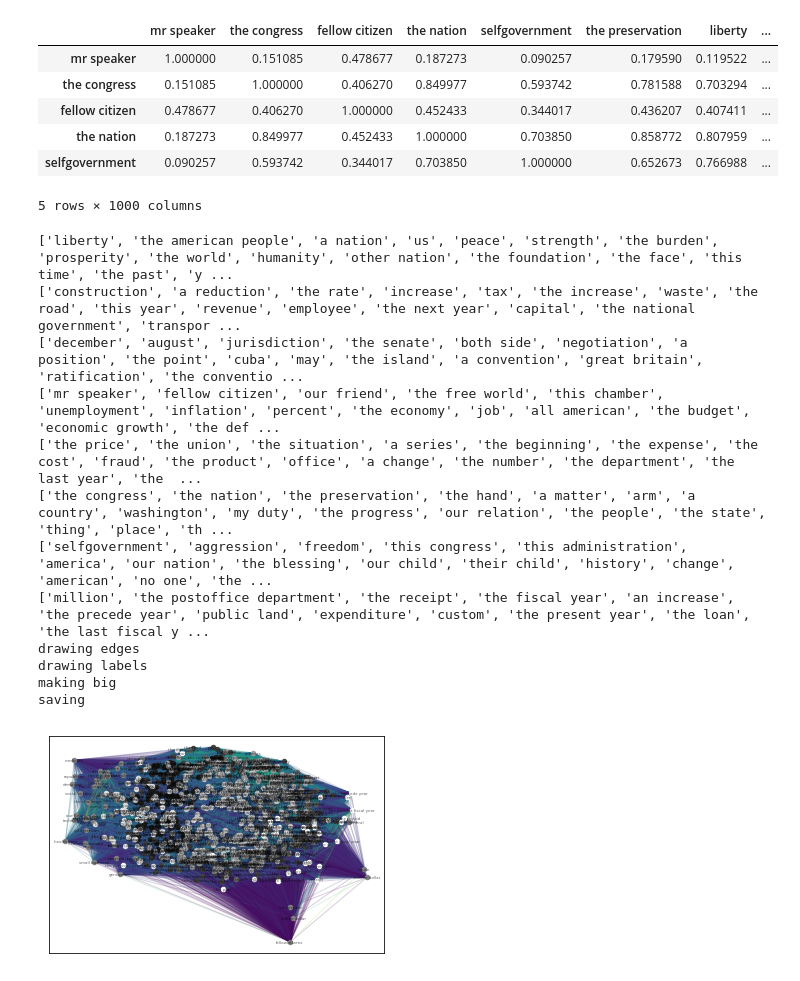
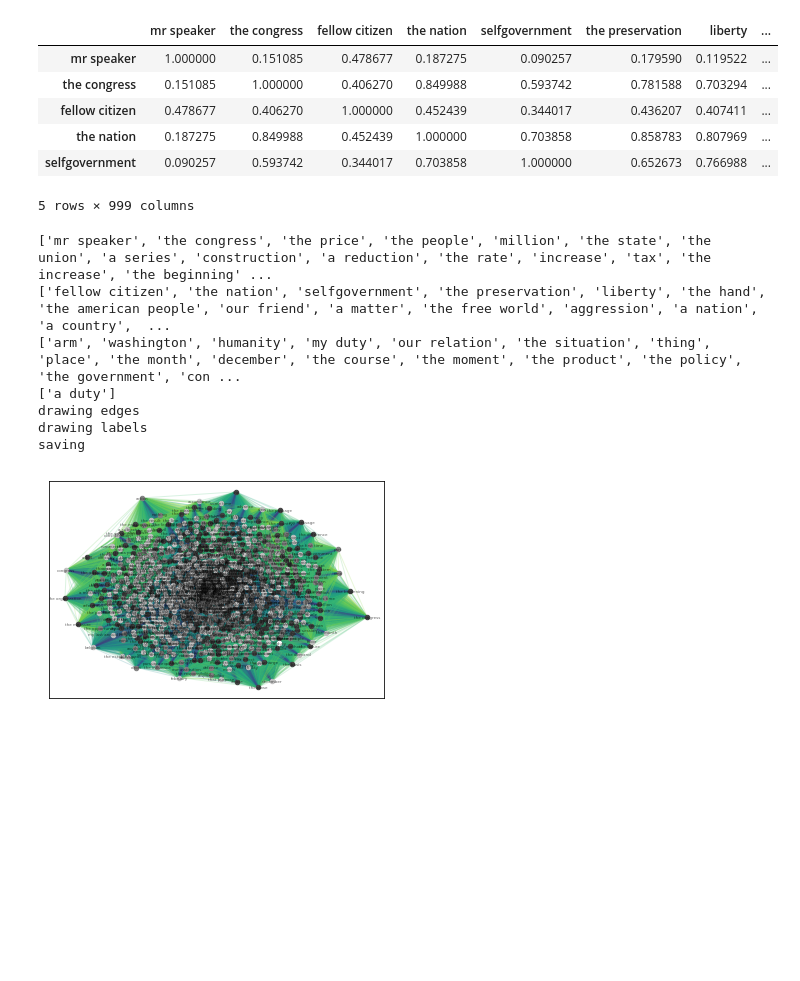
Before and after one commit to marioamz/State-of-the-Unions, a Jupyter notebook: Topic_Model.ipynb, the cells around one changed output. Cells and saved outputs as stored; diff of their text form; code cells hidden in the pictures; blank space fills up the shorter version.

```diff
--- a/Topic_Model.ipynb
+++ b/Topic_Model.ipynb
@@ -10,3 +10,5 @@ import numpy as np
 import community
 # %%
 co_matrix = pd.read_csv('co_occurence.csv', index_col = 0)
+# %%
+co_matrix = co_matrix.loc[co_matrix.index.dropna()]
@@ -12,0 +17,10 @@ co_matrix = pd.read_csv('co_occurence.csv', index_col = 0)
+# %%
+co_matrix = co_matrix.iloc[0:50, 0:50]
+# %%
+total_pars = 5016
+for i in co_matrix.columns:
+    colsum = co_matrix[i].sum()
+    for j, r in co_matrix.iterrows():
+        cosum = co_matrix[j].sum()
+        a = np.log((r/total_pars) / (colsum/total_pars)*(cosum/total_pars)+1)
+        co_matrix[i] = a
@@ -15,56 +39,51 @@ sim = pd.DataFrame(cosine_similarity(co_matrix), index=co_matrix.columns, column
 sim.head()
 # %% [output]
 |  | mr speaker | the congress | fellow citizen | the nation | selfgovernment | the preservation | liberty | ... |
-| mr speaker | 1.000000 | 0.151085 | 0.478677 | 0.187273 | 0.090257 | 0.179590 | 0.119522 | ... |
-| the congress | 0.151085 | 1.000000 | 0.406270 | 0.849977 | 0.593742 | 0.781588 | 0.703294 | ... |
-| fellow citizen | 0.478677 | 0.406270 | 1.000000 | 0.452433 | 0.344017 | 0.436207 | 0.407411 | ... |
-| the nation | 0.187273 | 0.849977 | 0.452433 | 1.000000 | 0.703850 | 0.858772 | 0.807959 | ... |
-| selfgovernment | 0.090257 | 0.593742 | 0.344017 | 0.703850 | 1.000000 | 0.652673 | 0.766988 | ... |
+| mr speaker | 1.000000 | 0.151085 | 0.478677 | 0.187275 | 0.090257 | 0.179590 | 0.119522 | ... |
+| the congress | 0.151085 | 1.000000 | 0.406270 | 0.849988 | 0.593742 | 0.781588 | 0.703294 | ... |
+| fellow citizen | 0.478677 | 0.406270 | 1.000000 | 0.452439 | 0.344017 | 0.436207 | 0.407411 | ... |
+| the nation | 0.187275 | 0.849988 | 0.452439 | 1.000000 | 0.703858 | 0.858783 | 0.807969 | ... |
+| selfgovernment | 0.090257 | 0.593742 | 0.344017 | 0.703858 | 1.000000 | 0.652673 | 0.766988 | ... |
-5 rows × 1000 columns
+5 rows × 999 columns
 # %%
 # establish graph
 graph = nx.Graph(sim)
 
 edges,weights = zip(*nx.get_edge_attributes(graph,'weight').items())
 
 #first compute the best partition
-#partition = community.best_partition(graph)
+partition = community.best_partition(graph)
 
 # first calculate k-means unsupervised
-kmeans = cluster.KMeans(n_clusters = 8).fit(sim)
-sim['scores'] = kmeans.labels_
-partition = sim['scores'].to_dict()
+#kmeans = cluster.KMeans(n_clusters = 8).fit(co_matrix)
+#co_matrix['scores'] = kmeans.labels_
+#partition = co_matrix['scores'].to_dict()
 
 #drawing
 size = float(len(set(partition.values())))
-pos = nx.spring_layout(graph)
+pos = nx.kamada_kawai_layout(graph)
 count = 0.
 for com in set(partition.values()):
     count = count + 1.
     list_nodes = [nodes for nodes in partition.keys()
                                 if partition[nodes] == com]
     print(list_nodes)
     nx.draw_networkx_nodes(graph, pos, list_nodes, node_size = 20,
                                 node_color = str(count / size))
 
 print('drawing edges')
 nx.draw_networkx_edges(graph, pos, alpha=0.2, edge_color = weights)
 print('drawing labels')
 nx.draw_networkx_labels(graph, pos, font_size = 4, alpha = 0.6)
 #plt.figure(figsize=(100,100))
 print('saving')
-plt.savefig("testgraph.png", dpi=1500)
+plt.savefig("testgraph.png", dpi=500)
 # %% [output]
-['liberty', 'the american people', 'a nation', 'us', 'peace', 'strength', 'the burden', 'prosperity', 'the world', 'humanity', 'other nation', 'the foundation', 'the face', 'this time', 'the past', 'y ...
-['construction', 'a reduction', 'the rate', 'increase', 'tax', 'the increase', 'waste', 'the road', 'this year', 'revenue', 'employee', 'the next year', 'capital', 'the national government', 'transpor ...
-['december', 'august', 'jurisdiction', 'the senate', 'both side', 'negotiation', 'a position', 'the point', 'cuba', 'may', 'the island', 'a convention', 'great britain', 'ratification', 'the conventio ...
-['mr speaker', 'fellow citizen', 'our friend', 'the free world', 'this chamber', 'unemployment', 'inflation', 'percent', 'the economy', 'job', 'all american', 'the budget', 'economic growth', 'the def ...
-['the price', 'the union', 'the situation', 'a series', 'the beginning', 'the expense', 'the cost', 'fraud', 'the product', 'office', 'a change', 'the number', 'the department', 'the last year', 'the  ...
-['the congress', 'the nation', 'the preservation', 'the hand', 'a matter', 'arm', 'a country', 'washington', 'my duty', 'the progress', 'our relation', 'the people', 'the state', 'thing', 'place', 'th ...
-['selfgovernment', 'aggression', 'freedom', 'this congress', 'this administration', 'america', 'our nation', 'the blessing', 'our child', 'their child', 'history', 'change', 'american', 'no one', 'the ...
-['million', 'the postoffice department', 'the receipt', 'the fiscal year', 'an increase', 'the precede year', 'public land', 'expenditure', 'custom', 'the present year', 'the loan', 'the last fiscal y ...
+['mr speaker', 'the congress', 'the price', 'the people', 'million', 'the state', 'the union', 'a series', 'construction', 'a reduction', 'the rate', 'increase', 'tax', 'the increase', 'the beginning' ...
+['fellow citizen', 'the nation', 'selfgovernment', 'the preservation', 'liberty', 'the hand', 'the american people', 'our friend', 'a matter', 'the free world', 'aggression', 'a nation', 'a country',  ...
+['arm', 'washington', 'humanity', 'my duty', 'our relation', 'the situation', 'thing', 'place', 'the month', 'december', 'the course', 'the moment', 'the product', 'the policy', 'the government', 'con ...
+['a duty']
 drawing edges
 drawing labels
-making big
 saving
-[figure, old version]
+[figure, new version]
```
Also changed, not shown: parts of 2 cells of this notebook.
